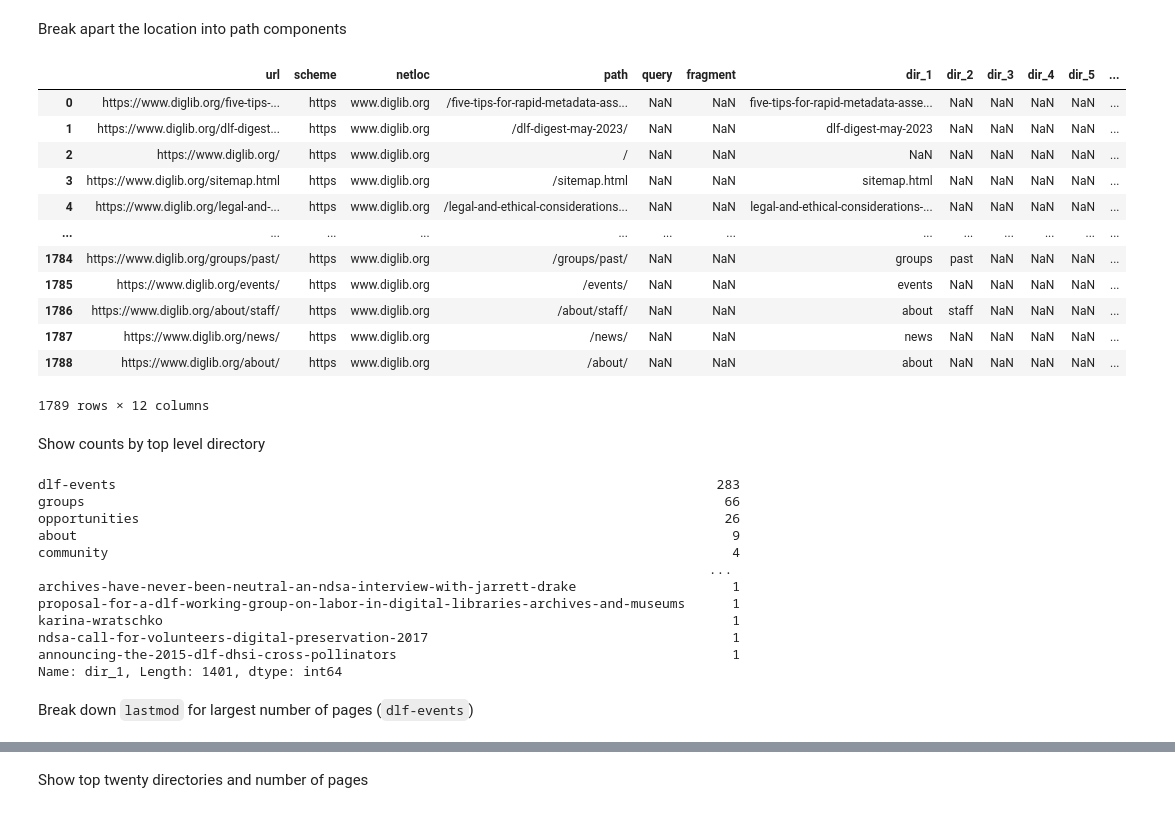
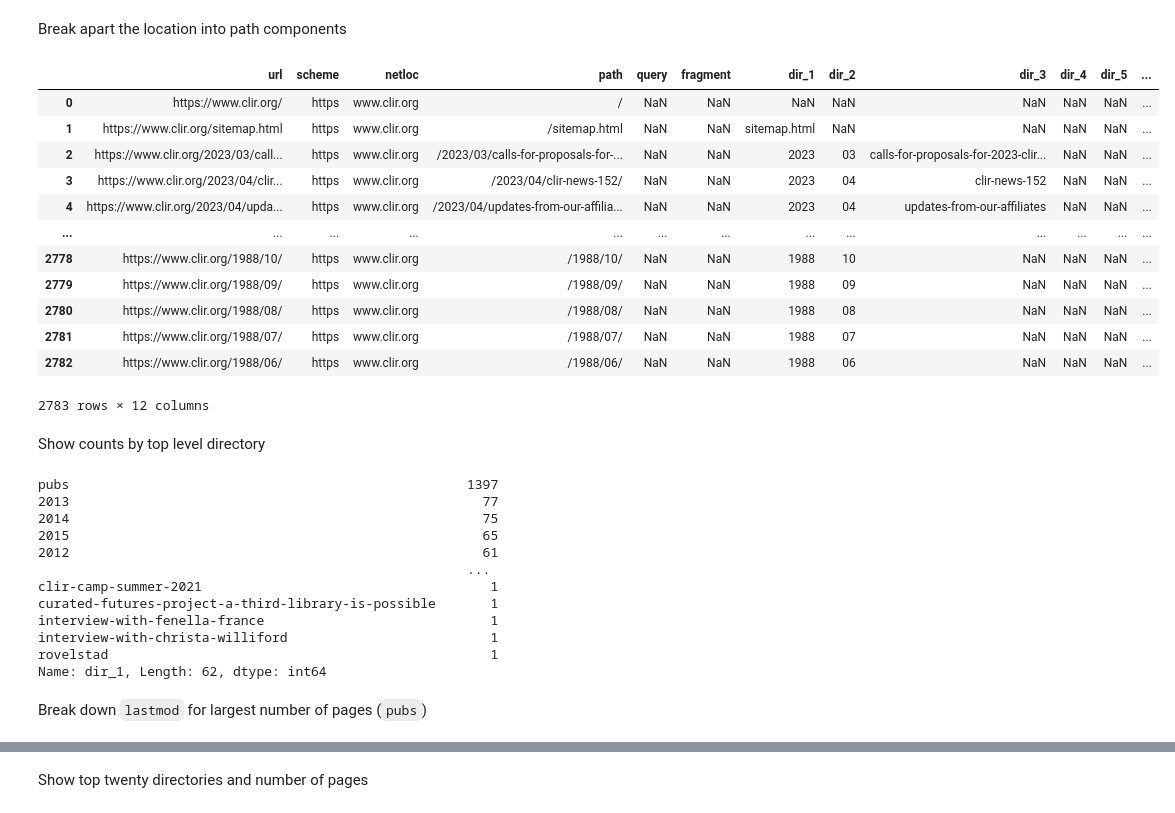
Before and after one commit to clirdlf/juypter_notebooks, a Jupyter notebook: clir_sitemap.ipynb, the cells around one changed output, grey strips where cells are left out. Drawn from its saved outputs; the diff is of its cells as text; code cells hidden in the pictures.

```diff
--- a/clir_sitemap.ipynb
+++ b/clir_sitemap.ipynb
@@ -71,39 +71,39 @@ print(dlf_sitemap.shape)
 # %% [markdown]
 Break apart the location into path components
 # %%
-url_df = adv.url_to_df(dlf_sitemap['loc'])
+url_df = adv.url_to_df(clir_sitemap['loc'])
 url_df
 # %% [output]
 |  | url | scheme | netloc | path | query | fragment | dir_1 | dir_2 | dir_3 | dir_4 | dir_5 | ... |
-| 0 | https://www.diglib.org/five-tips-... | https | www.diglib.org | /five-tips-for-rapid-metadata-ass... | NaN | NaN | five-tips-for-rapid-metadata-asse... | NaN | NaN | NaN | NaN | ... |
-| 1 | https://www.diglib.org/dlf-digest... | https | www.diglib.org | /dlf-digest-may-2023/ | NaN | NaN | dlf-digest-may-2023 | NaN | NaN | NaN | NaN | ... |
-| 2 | https://www.diglib.org/ | https | www.diglib.org | / | NaN | NaN | NaN | NaN | NaN | NaN | NaN | ... |
-| 3 | https://www.diglib.org/sitemap.html | https | www.diglib.org | /sitemap.html | NaN | NaN | sitemap.html | NaN | NaN | NaN | NaN | ... |
-| 4 | https://www.diglib.org/legal-and-... | https | www.diglib.org | /legal-and-ethical-considerations... | NaN | NaN | legal-and-ethical-considerations-... | NaN | NaN | NaN | NaN | ... |
+| 0 | https://www.clir.org/ | https | www.clir.org | / | NaN | NaN | NaN | NaN | NaN | NaN | NaN | ... |
+| 1 | https://www.clir.org/sitemap.html | https | www.clir.org | /sitemap.html | NaN | NaN | sitemap.html | NaN | NaN | NaN | NaN | ... |
+| 2 | https://www.clir.org/2023/03/call... | https | www.clir.org | /2023/03/calls-for-proposals-for-... | NaN | NaN | 2023 | 03 | calls-for-proposals-for-2023-clir... | NaN | NaN | ... |
+| 3 | https://www.clir.org/2023/04/clir... | https | www.clir.org | /2023/04/clir-news-152/ | NaN | NaN | 2023 | 04 | clir-news-152 | NaN | NaN | ... |
+| 4 | https://www.clir.org/2023/04/upda... | https | www.clir.org | /2023/04/updates-from-our-affilia... | NaN | NaN | 2023 | 04 | updates-from-our-affiliates | NaN | NaN | ... |
 | ... | ... | ... | ... | ... | ... | ... | ... | ... | ... | ... | ... | ... |
-| 1784 | https://www.diglib.org/groups/past/ | https | www.diglib.org | /groups/past/ | NaN | NaN | groups | past | NaN | NaN | NaN | ... |
-| 1785 | https://www.diglib.org/events/ | https | www.diglib.org | /events/ | NaN | NaN | events | NaN | NaN | NaN | NaN | ... |
-| 1786 | https://www.diglib.org/about/staff/ | https | www.diglib.org | /about/staff/ | NaN | NaN | about | staff | NaN | NaN | NaN | ... |
-| 1787 | https://www.diglib.org/news/ | https | www.diglib.org | /news/ | NaN | NaN | news | NaN | NaN | NaN | NaN | ... |
-| 1788 | https://www.diglib.org/about/ | https | www.diglib.org | /about/ | NaN | NaN | about | NaN | NaN | NaN | NaN | ... |
+| 2778 | https://www.clir.org/1988/10/ | https | www.clir.org | /1988/10/ | NaN | NaN | 1988 | 10 | NaN | NaN | NaN | ... |
+| 2779 | https://www.clir.org/1988/09/ | https | www.clir.org | /1988/09/ | NaN | NaN | 1988 | 09 | NaN | NaN | NaN | ... |
+| 2780 | https://www.clir.org/1988/08/ | https | www.clir.org | /1988/08/ | NaN | NaN | 1988 | 08 | NaN | NaN | NaN | ... |
+| 2781 | https://www.clir.org/1988/07/ | https | www.clir.org | /1988/07/ | NaN | NaN | 1988 | 07 | NaN | NaN | NaN | ... |
+| 2782 | https://www.clir.org/1988/06/ | https | www.clir.org | /1988/06/ | NaN | NaN | 1988 | 06 | NaN | NaN | NaN | ... |
-1789 rows × 12 columns
+2783 rows × 12 columns
 # %% [markdown]
 Show counts by top level directory
 # %%
 url_df['dir_1'].value_counts()
 # %% [output]
-dlf-events                                                                             283
-groups                                                                                  66
-opportunities                                                                           26
-about                                                                                    9
-community                                                                                4
-                                                                                      ...
-archives-have-never-been-neutral-an-ndsa-interview-with-jarrett-drake                    1
-proposal-for-a-dlf-working-group-on-labor-in-digital-libraries-archives-and-museums      1
-karina-wratschko                                                                         1
-ndsa-call-for-volunteers-digital-preservation-2017                                       1
-announcing-the-2015-dlf-dhsi-cross-pollinators                                           1
-Name: dir_1, Length: 1401, dtype: int64
+pubs                                                   1397
+2013                                                     77
+2014                                                     75
+2015                                                     65
+2012                                                     61
+                                                       ...
+clir-camp-summer-2021                                     1
+curated-futures-project-a-third-library-is-possible       1
+interview-with-fenella-france                             1
+interview-with-christa-williford                          1
+rovelstad                                                 1
+Name: dir_1, Length: 62, dtype: int64
 # %% [markdown]
-Break down `lastmod` for largest number of pages (`dlf-events`)
+Break down `lastmod` for largest number of pages (`pubs`)
 # %%
```
Also changed, not shown: parts of 5 cells of this notebook, 1 other file.
